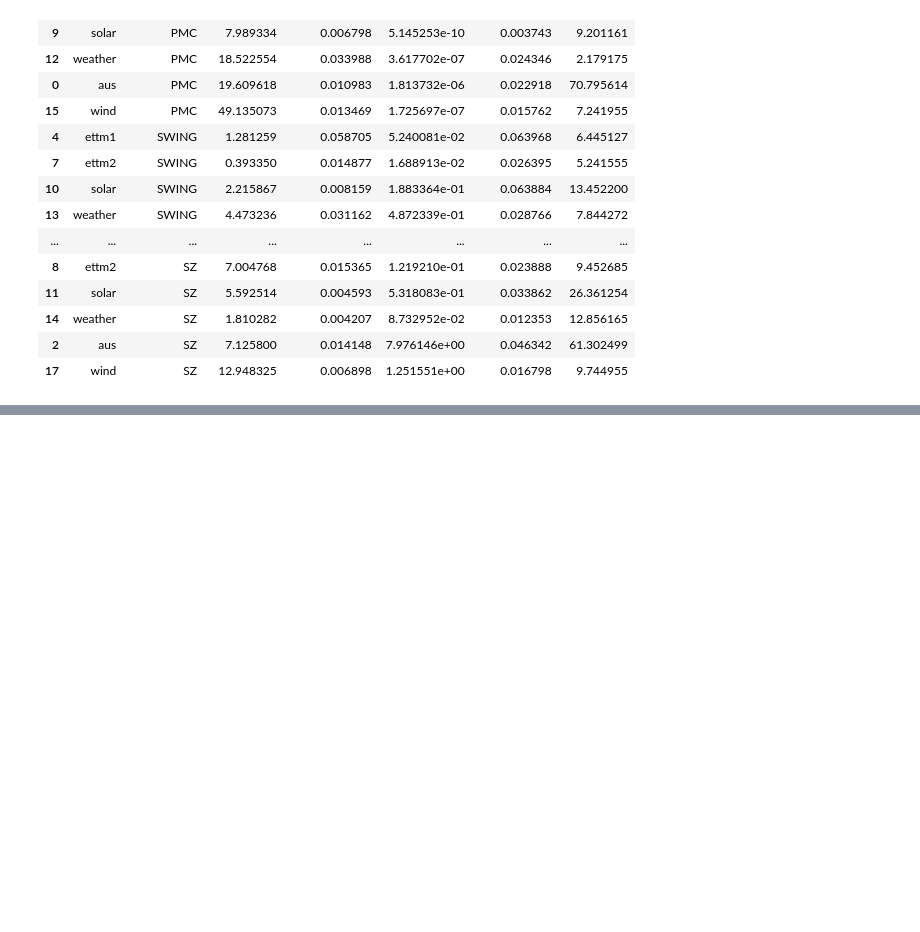
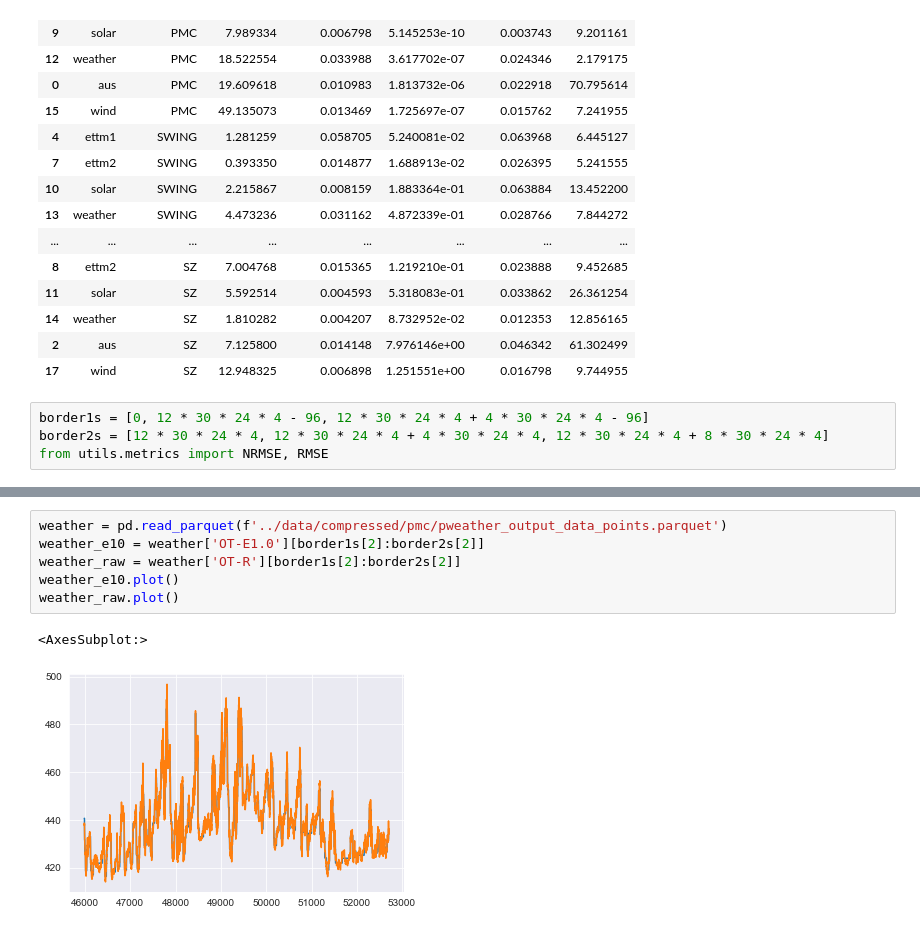
Before and after one commit to cmcuza/EvalImpLSTS, a Jupyter notebook: notebooks/features_analysis.ipynb, the cells around one changed output, grey strips where cells are left out. Drawn from its saved outputs; the diff is of its cells as text; blank space fills up the shorter version.

```diff
--- a/notebooks/features_analysis.ipynb
+++ b/notebooks/features_analysis.ipynb
@@ -552,3 +552,7 @@ display(df_std)
 | 14 | weather | SZ | 1.810282 | 0.004207 | 8.732952e-02 | 0.012353 | 12.856165 |
 | 2 | aus | SZ | 7.125800 | 0.014148 | 7.976146e+00 | 0.046342 | 61.302499 |
 | 17 | wind | SZ | 12.948325 | 0.006898 | 1.251551e+00 | 0.016798 | 9.744955 |
+# %%
+border1s = [0, 12 * 30 * 24 * 4 - 96, 12 * 30 * 24 * 4 + 4 * 30 * 24 * 4 - 96]
+border2s = [12 * 30 * 24 * 4, 12 * 30 * 24 * 4 + 4 * 30 * 24 * 4, 12 * 30 * 24 * 4 + 8 * 30 * 24 * 4]
+from utils.metrics import NRMSE, RMSE
@@ -554,0 +616,9 @@ display(df_std)
+# %%
+weather = pd.read_parquet(f'../data/compressed/pmc/pweather_output_data_points.parquet')
+weather_e10 = weather['OT-E1.0'][border1s[2]:border2s[2]]
+weather_raw = weather['OT-R'][border1s[2]:border2s[2]]
+weather_e10.plot()
+weather_raw.plot()
+# %% [output]
+<AxesSubplot:>
+[figure, added]
```
Also changed, not shown: parts of 5 cells of this notebook, 19 other files.
